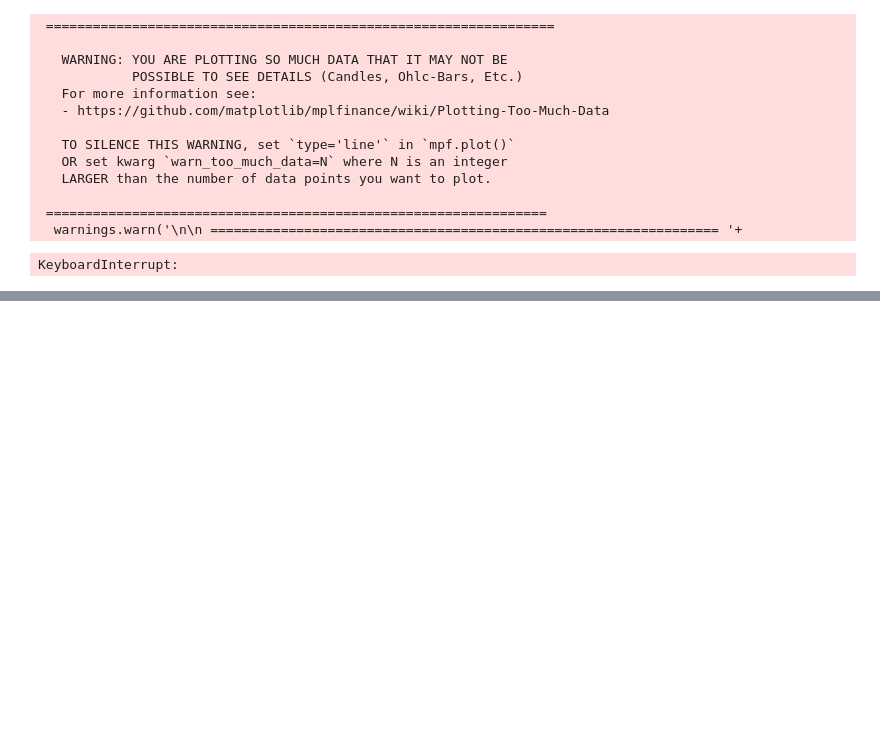
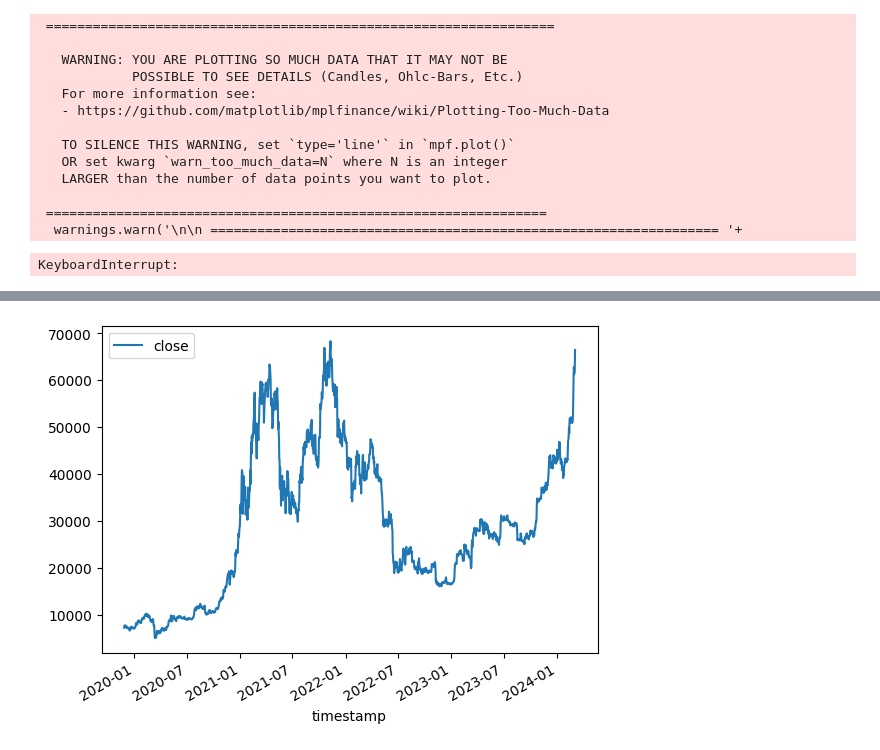
Before and after one commit to Wangshengyang2004/KakiQuant, a Jupyter notebook: kaki/notebooks/ETH_plot.ipynb, the cells around one changed output, grey strips where cells are left out. Cells and saved outputs as stored; diff of their text form; code cells hidden in the pictures; blank space fills up the shorter version.

```diff
--- a/kaki/notebooks/ETH_plot.ipynb
+++ b/kaki/notebooks/ETH_plot.ipynb
@@ -300,3 +300,7 @@ if __name__ == "__main__":
 570484    24.6    29564.680        1  20221231213300
 
 [570485 rows x 10 columns]
+# %%
+from kaki.datafeed.reader.MongoDataReader import DownloadData
+reader = DownloadData(target="crypto")
+df = reader.download(symbol="BTC-USDT-SWAP", bar="1W", fields="full")
@@ -416,3 +436,76 @@ while i < len(df):
  ================================================================
   warnings.warn('\n\n ================================================================= '+
 KeyboardInterrupt:
+# %%
+from dataclasses import dataclass
+from pymongo import MongoClient
+import logging
+from dotenv import load_dotenv
+from datetime import datetime
+from kaki.utils.check_date import date_to_datetime
+from typing import Union, Optional
+import pandas as pd
+load_dotenv("../config/db.env")
+
+class DownloadData:
+    def __init__(self, target: str) -> None:
+        self.client = MongoClient()  # Assume this is correctly configured to connect to your MongoDB
+        self.db = self.client[target]
+        self.target = target
+    def download(self, symbol: Union[str, None] = "BTC-USDT-SWAP", bar: str = "1D", start_date:str|None = None, end_date: str|None = None, fields=None):
+        if start_date is not None:
+            start_date = date_to_datetime(start_date)
+        if end_date is not None:
+            end_date = date_to_datetime(end_date)
+        if self.target == "crypto":
+            collection = self.db[f"kline-{bar}"]
+
+        if start_date is None and end_date is None:
+            query = {
+                    "instId": symbol,
+                    "bar": bar}
+        print(query)
+        projection = {}
+        if fields == "full":
+            projection = {"_id": 0}  # MongoDB returns all fields if projection is empty
+        elif fields is None:
+            projection = {"_id": 0, "open": 1, "low": 1, "high": 1, "close": 1, "volume": 1}  # Default OLHCV fields
+        elif isinstance(fields, list):
+            projection = {"_id": 0}
+            for field in fields:
+                if field in ["open", "low", "high", "close", "volume"]:  # Assuming these are the only valid fields
+                    projection[field] = 1
+                else:
+                    logging.warning(f"Field '{field}' does not exist in the collection.")
+                    raise Exception(f"Field '{field}' does not exist in the collection.")
+        else:
+            raise ValueError("Invalid fields argument. Must be 'full', None, or a list of field names.")
+
+        cursor = collection.find(query, projection)
+        # Return pd.DataFrame
+        return pd.DataFrame(list(cursor))
+
+
+    def get_collection_date_range(self, collection):
+        pipeline = [
+            {"$group": {"_id": None, "start_date": {"$min": "$timestamp"}, "end_date": {"$max": "$timestamp"}}}
+        ]
+        result = list(collection.aggregate(pipeline))
+        if result:
+            start_date = result[0]['start_date']
+            end_date = result[0]['end_date']
+            return [start_date, end_date]
+        else:
+            return [None, None]
+
+# Example usage:
+# reader = MongoDataReader('your_db_name', 'your_collection_name')
+# data = reader.get_data('2023-01-01', '2023-01-31', fields=None)
+# This will return data within the specified range with the default OLHCV fields.
+
+if __name__ == "__main__":
+    reader = DownloadData('crypto')
+    data = reader.download(fields="full")
+    print(data)
+    data.plot(x='timestamp', y='close')
+# %% [output]
@@ -418,0 +529 @@ KeyboardInterrupt:
+[figure, added]
```
Also changed, not shown: parts of 4 cells of this notebook, 21 other files.
